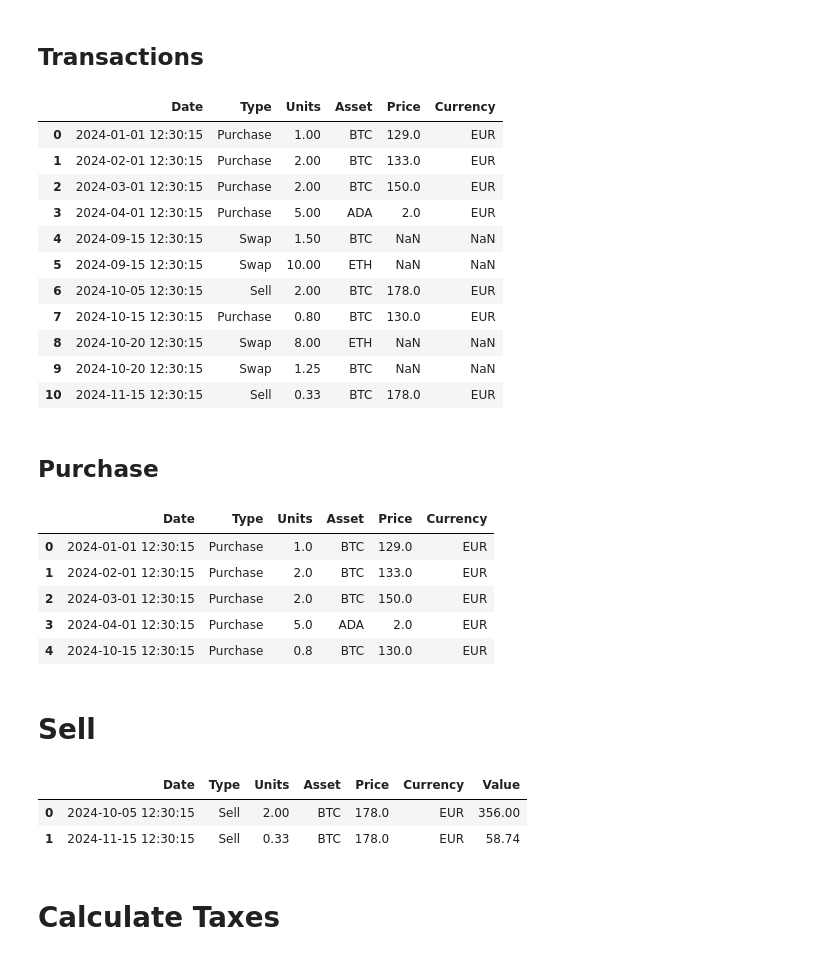
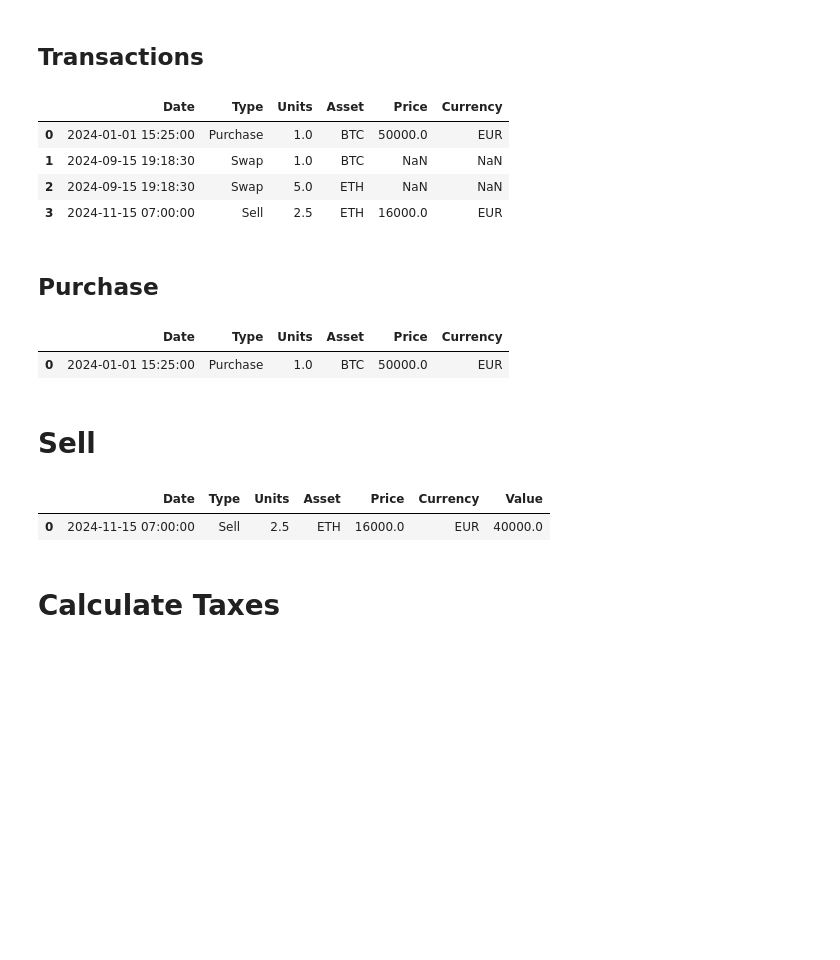
Before and after one commit to FedericoGentile/capital-gains-tax-calculator, a Jupyter notebook: tax_calculator_simulator.ipynb, the cells around one changed output. Cells and saved outputs as stored; diff of their text form; code cells hidden in the pictures; blank space fills up the shorter version.

```diff
--- a/tax_calculator_simulator.ipynb
+++ b/tax_calculator_simulator.ipynb
@@ -227,22 +227,15 @@ def take_balance_snapshot(df_balance_evolution, df_balance, date):
 # %% [markdown]
 ## Transactions
 # %%
-df_transactions = pd.read_csv('transactions_00.csv', sep=";")
+df_transactions = pd.read_csv('transactions_01.csv', sep=";")
 df_transactions['Date'] = pd.to_datetime(df_transactions['Date'], format='%d/%m/%Y %H:%M:%S')
 df_transactions
 # %% [output]
 |  | Date | Type | Units | Asset | Price | Currency |
-| 0 | 2024-01-01 12:30:15 | Purchase | 1.00 | BTC | 129.0 | EUR |
-| 1 | 2024-02-01 12:30:15 | Purchase | 2.00 | BTC | 133.0 | EUR |
-| 2 | 2024-03-01 12:30:15 | Purchase | 2.00 | BTC | 150.0 | EUR |
-| 3 | 2024-04-01 12:30:15 | Purchase | 5.00 | ADA | 2.0 | EUR |
-| 4 | 2024-09-15 12:30:15 | Swap | 1.50 | BTC | NaN | NaN |
-| 5 | 2024-09-15 12:30:15 | Swap | 10.00 | ETH | NaN | NaN |
-| 6 | 2024-10-05 12:30:15 | Sell | 2.00 | BTC | 178.0 | EUR |
-| 7 | 2024-10-15 12:30:15 | Purchase | 0.80 | BTC | 130.0 | EUR |
-| 8 | 2024-10-20 12:30:15 | Swap | 8.00 | ETH | NaN | NaN |
-| 9 | 2024-10-20 12:30:15 | Swap | 1.25 | BTC | NaN | NaN |
-| 10 | 2024-11-15 12:30:15 | Sell | 0.33 | BTC | 178.0 | EUR |
+| 0 | 2024-01-01 15:25:00 | Purchase | 1.0 | BTC | 50000.0 | EUR |
+| 1 | 2024-09-15 19:18:30 | Swap | 1.0 | BTC | NaN | NaN |
+| 2 | 2024-09-15 19:18:30 | Swap | 5.0 | ETH | NaN | NaN |
+| 3 | 2024-11-15 07:00:00 | Sell | 2.5 | ETH | 16000.0 | EUR |
 # %% [markdown]
 ## Purchase
 # %%
@@ -250,11 +243,7 @@ df_purchase = df_transactions[df_transactions["Type"]=='Purchase'].reset_index(d
 df_purchase
 # %% [output]
 |  | Date | Type | Units | Asset | Price | Currency |
-| 0 | 2024-01-01 12:30:15 | Purchase | 1.0 | BTC | 129.0 | EUR |
-| 1 | 2024-02-01 12:30:15 | Purchase | 2.0 | BTC | 133.0 | EUR |
-| 2 | 2024-03-01 12:30:15 | Purchase | 2.0 | BTC | 150.0 | EUR |
-| 3 | 2024-04-01 12:30:15 | Purchase | 5.0 | ADA | 2.0 | EUR |
-| 4 | 2024-10-15 12:30:15 | Purchase | 0.8 | BTC | 130.0 | EUR |
+| 0 | 2024-01-01 15:25:00 | Purchase | 1.0 | BTC | 50000.0 | EUR |
 # %% [markdown]
 # Sell
 # %%
@@ -263,8 +252,7 @@ df_sales['Value'] = df_sales['Units']*df_sales['Price']
 df_sales
 # %% [output]
 |  | Date | Type | Units | Asset | Price | Currency | Value |
-| 0 | 2024-10-05 12:30:15 | Sell | 2.00 | BTC | 178.0 | EUR | 356.00 |
-| 1 | 2024-11-15 12:30:15 | Sell | 0.33 | BTC | 178.0 | EUR | 58.74 |
+| 0 | 2024-11-15 07:00:00 | Sell | 2.5 | ETH | 16000.0 | EUR | 40000.0 |
 # %% [markdown]
 # Calculate Taxes
 # %%
```
Also changed, not shown: parts of 4 cells of this notebook.
